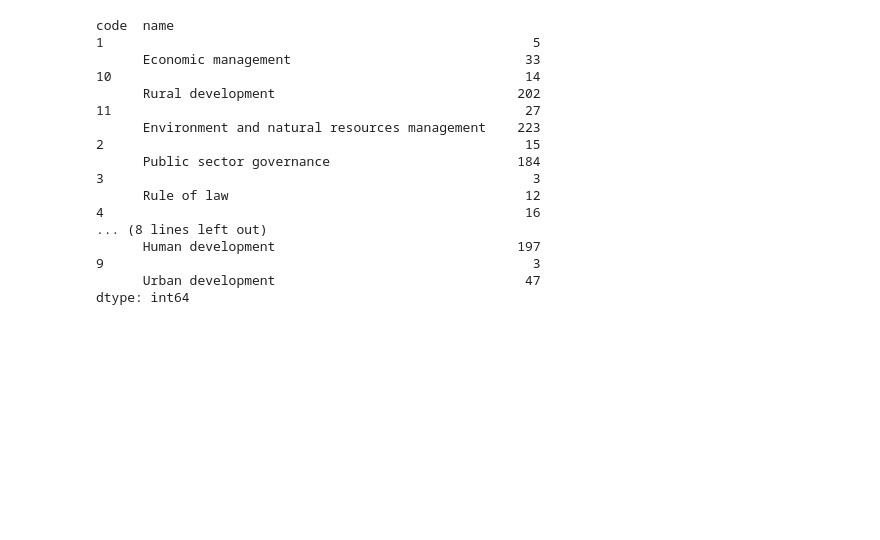
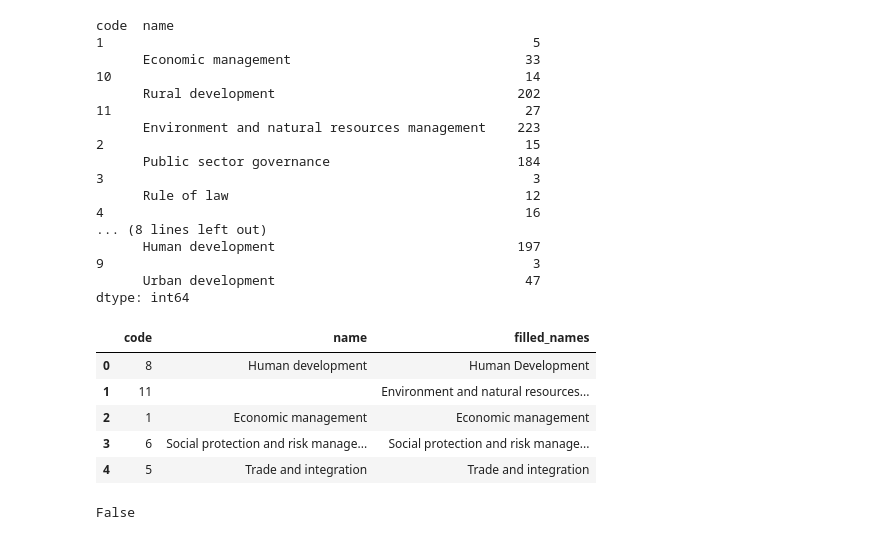
Before and after one commit to MPhillips55/SB-json-exercise, a Jupyter notebook: sliderule_dsi_json_exercise.ipynb, the cells around one changed output. Drawn from its saved outputs; the diff is of its cells as text; code cells hidden in the pictures; blank space fills up the shorter version.

```diff
--- a/sliderule_dsi_json_exercise.ipynb
+++ b/sliderule_dsi_json_exercise.ipynb
@@ -234,3 +236,47 @@ code  name
 9                                                       3
       Urban development                                47
 dtype: int64
+# %%
+# function to relabel rows based on previous result
+def label_name(row):
+    if row['code'] == '1':
+        return 'Economic management'
+    if row['code'] == '2':
+        return 'Public sector governance'
+    if row['code'] == '3':
+        return 'Rule of law'
+    if row['code'] == '4':
+        return 'Financial and private sector development'
+    if row['code'] == '5':
+        return 'Trade and integration'
+    if row['code'] == '6':
+        return 'Social protection and risk management'
+    if row['code'] == '7':
+        return 'Social dev/gender/inclusion'
+    if row['code'] == '8':
+        return 'Human Development'
+    if row['code'] == '9':
+        return 'Urban development'
+    if row['code'] == '10':
+        return 'Rural development'
+    if row['code'] == '11':
+        return 'Environment and natural resources management'
+# %%
+# perform the transformation
+namecode_df['filled_names'] = namecode_df.apply(label_name, axis=1)
+namecode_df.head()
+# %% [output]
+|  | code | name | filled_names |
+| 0 | 8 | Human development | Human Development |
+| 1 | 11 |  | Environment and natural resources... |
+| 2 | 1 | Economic management | Economic management |
+| 3 | 6 | Social protection and risk manage... | Social protection and risk manage... |
+| 4 | 5 | Trade and integration | Trade and integration |
+# %%
+# replace blank strings (if any) with NaN
+namecode_df['filled_names'].replace('', np.nan,inplace=True)
+
+# check to see if there are any NaN's
+namecode_df['filled_names'].isnull().values.any()
+# %% [output]
+False
```
Also changed, not shown: parts of 2 cells of this notebook.
